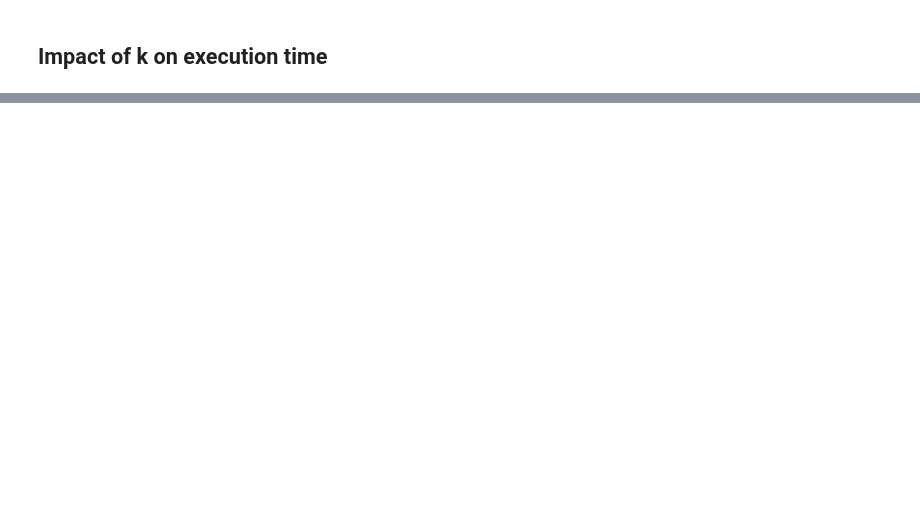
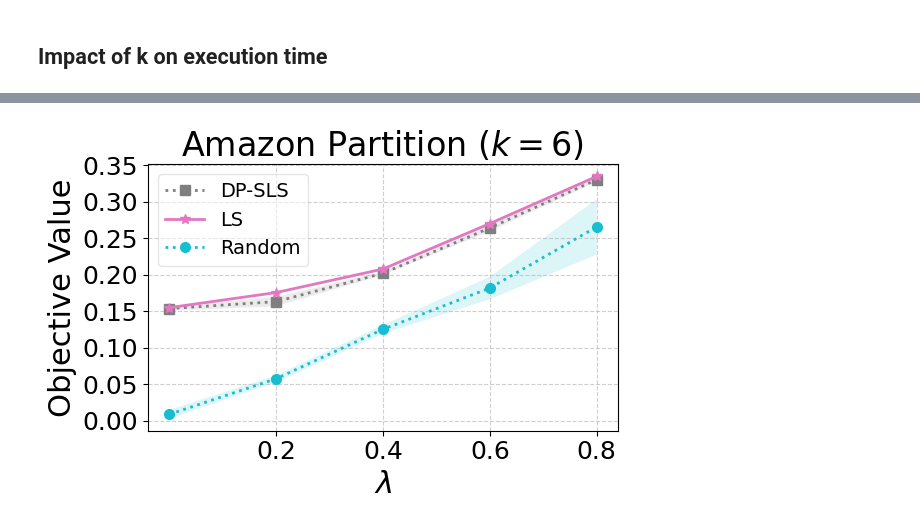
Before and after one commit to ronzadi/Differentially-Private-Max-Sum-Diversification, a Jupyter notebook: visualize_results/visualize_amazon_matroid.ipynb, the cells around one changed output, grey strips where cells are left out. Drawn from its saved outputs; the diff is of its cells as text; code cells hidden in the pictures; blank space fills up the shorter version.

```diff
--- a/visualize_results/visualize_amazon_matroid.ipynb
+++ b/visualize_results/visualize_amazon_matroid.ipynb
@@ -323,0 +402,77 @@ plt.show()
+# %%
+import matplotlib.pyplot as plt
+import pandas as pd
+import numpy as np
+
+# 1. Filter the data for k=15 and lambda_param=0.1
+target_k = 6
+lambda_list = [0, 0.2, 0.3, 0.4, 0.5, 0.6, 0.7, 0.8, 0.9]
+
+filtered_df = results_df[
+    (results_df['k'] == target_k) &
+    (results_df['lambda_param'].round(2).isin(lambda_list))
+]
+
+# 2. Group by algorithm and 'eps' to get average and standard deviation
+stats = filtered_df.groupby(['alg', 'lambda_param'])['value'].agg(['mean', 'std']).reset_index()
+
+# 3. Create the plot with your exact requested sizes
+plt.figure(figsize=(6, 4)) # Exact size from your reference
+
+# Define specific styles
+markers = ['s', '*', 'o', '^', 'o', 'x']
+linestyles = [':', '-', ':', '-.', '-', '--']
+colors = ['#7f7f7f','#e377c2','#17becf']
+algorithms = stats['alg'].unique()
+
+for i, alg in enumerate(algorithms):
+    alg_data = stats[stats['alg'] == alg]
+
+    # plt.errorbar(
+    #     alg_data['eps'],
+    #     alg_data['mean'],
+    #     yerr=alg_data['std'],
+    #     label=alg,
+    #     color=colors[i % len(colors)],
+    #     marker=markers[i % len(markers)],
+    #     linestyle=linestyles[i % len(linestyles)],
+    #     linewidth=2.5,
+    #     markersize=6,   # Exact size from your reference
+    #     capsize=6
+    # )
+    line, = plt.plot(
+    alg_data['lambda_param'],
+    alg_data['mean'],
+    label=alg,
+    color=colors[i % len(colors)],
+    marker=markers[i % len(markers)],
+    linestyle=linestyles[i % len(linestyles)],
+    linewidth=2,
+    markersize=7
+    )
+    plt.fill_between(
+    alg_data['lambda_param'],
+    alg_data['mean'] - alg_data['std'],
+    alg_data['mean'] + alg_data['std'],
+    color=line.get_color(),
+    alpha=0.15,  # Low alpha for transparency
+    edgecolor='none' # No border around the shade for a softer look
+     )
+
+# Formatting with exact fontsizes from your reference
+plt.xlabel('$\\lambda$', fontsize=22)
+plt.ylabel('Objective Value', fontsize=22)
+plt.title('Amazon Partition ($k=6$)', fontsize=24)
+
+# Show only even ticks to avoid crowding: 0.02, 0.04, 0.06, 0.08, 0.10
+plt.xticks(lambda_list[1::2], fontsize=18)
+plt.yticks(fontsize=18)
+
+plt.legend(fontsize=14, frameon=True, ncols=1, framealpha=0.5)# Exact size from your reference
+plt.grid(True, linestyle='--', alpha=0.6)
+
+plt.tight_layout()
+plt.savefig('amazon_matroid_lambda_on_val.pdf')
+plt.show()
+# %% [output]
+[figure, added]
```
Also changed, not shown: parts of 7 cells of this notebook.
